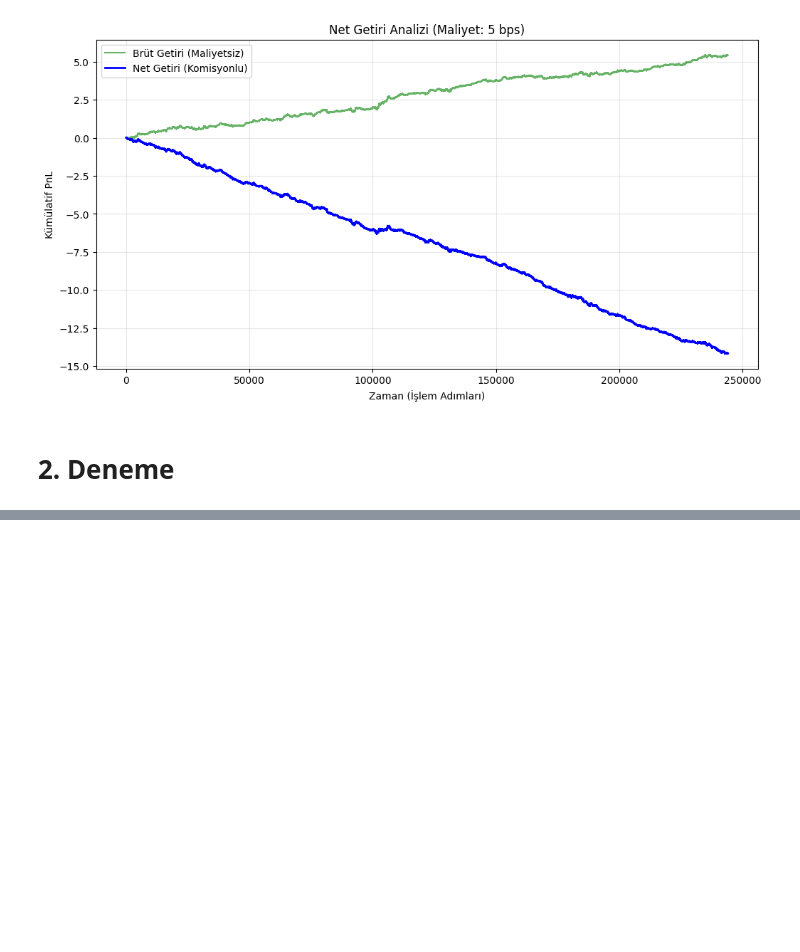
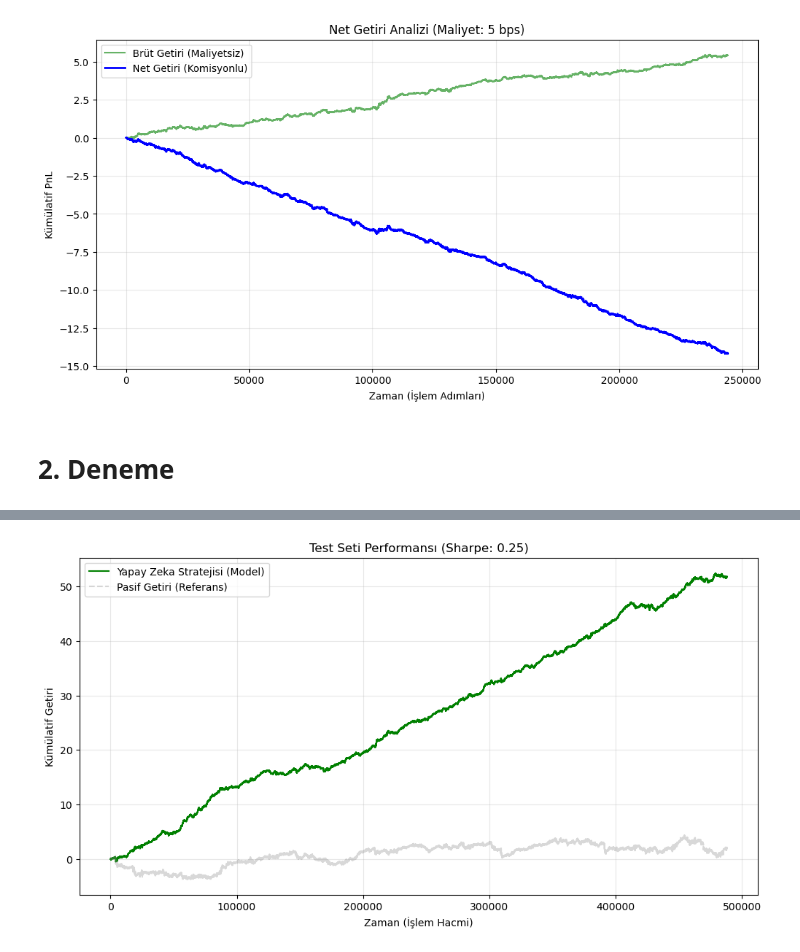
Before and after one commit to umutky/cs540_project, a Jupyter notebook: term_project.ipynb, the cells around one changed output, grey strips where cells are left out. Drawn from its saved outputs; the diff is of its cells as text; code cells hidden in the pictures; blank space fills up the shorter version.

```diff
--- a/term_project.ipynb
+++ b/term_project.ipynb
@@ -1065,0 +1535,80 @@ KeyboardInterrupt:
+# %%
+from torch.utils.data import TensorDataset, DataLoader
+
+# Bellek temizliği (önceki hatadan kalanları siler)
+if torch.backends.mps.is_available():
+    torch.mps.empty_cache()
+
+def backtest_model_batched(model, X_test, y_test, batch_size=4096):
+    """
+    Test setini batch'ler halinde işleyerek bellek hatasını önleyen backtest fonksiyonu.
+    """
+    model.eval() # Değerlendirme modu
+
+    # Test için DataLoader oluştur (Veriyi parçalamak için)
+    test_dataset = TensorDataset(X_test, y_test)
+    test_loader = DataLoader(test_dataset, batch_size=batch_size, shuffle=False)
+
+    all_predictions = []
+    all_targets = []
+
+    print(f"Backtest ({len(X_test)} örnek işlenecek)")
+
+    with torch.no_grad(): # Gradyan takibi yok (Hız ve Bellek için şart)
+        for batch_X, batch_y in test_loader:
+            # Veriyi Cihaza Gönder
+            batch_X = batch_X.to(device)
+
+            # Tahmin
+            preds = model(batch_X)
+
+            # Sonuçları CPU'ya alıp listeye ekle
+            all_predictions.append(preds.cpu().numpy().flatten())
+            all_targets.append(batch_y.numpy().flatten())
+
+    # Parçaları Tek Bir Dizide Birleştir
+    predicted_weights = np.concatenate(all_predictions)
+    actual_returns = np.concatenate(all_targets)
+
+    # PERFORMANS HESAPLAMA
+
+    # Strateji Getirisi = Ağırlık * Gerçek Getiri
+    strategy_returns = predicted_weights * actual_returns
+
+    # Kümülatif Getiriler
+    cumulative_strategy = np.cumsum(strategy_returns)
+    cumulative_market = np.cumsum(actual_returns)
+
+    # İstatistikler
+    daily_mean = np.mean(strategy_returns)
+    daily_std = np.std(strategy_returns)
+    # Sıfıra bölme hatasını önle
+    if daily_std == 0:
+        annual_sharpe = 0
+    else:
+        annual_sharpe = (daily_mean / daily_std) * np.sqrt(252)
+
+    total_return = cumulative_strategy[-1]
+
+    print(f"\n--- BACKTEST SONUÇLARI (TEST SETİ) ---")
+    print(f"Toplam İşlenen Gün x Hisse: {len(actual_returns)}")
+    print(f"Yıllıklandırılmış Sharpe Oranı: {annual_sharpe:.4f}")
+    print(f"Toplam Kümülatif Getiri (Residual PnL): {total_return:.4f}")
+    print(f"Ortalama Pozisyon Büyüklüğü (Mutlak): {np.mean(np.abs(predicted_weights)):.4f}")
+
+    # Grafik Çizimi
+    plt.figure(figsize=(12, 6))
+    plt.plot(cumulative_strategy, label='Yapay Zeka Stratejisi (Model)', color='green', linewidth=1.5)
+    plt.plot(cumulative_market, label='Pasif Getiri (Referans)', color='gray', alpha=0.3, linestyle='--')
+    plt.title(f'Test Seti Performansı (Sharpe: {annual_sharpe:.2f})')
+    plt.xlabel('Zaman (İşlem Hacmi)')
+    plt.ylabel('Kümülatif Getiri')
+    plt.legend()
+    plt.grid(True, alpha=0.3)
+    plt.show()
+
+    return strategy_returns
+
+# ÇALIŞTIR
+strategy_pnl = backtest_model_batched(model, X_test, y_test, batch_size=4096)
+# %% [output]
@@ -1065,0 +1622 @@ KeyboardInterrupt:
+[figure, added]
```
Also changed, not shown: parts of 29 cells of this notebook, 5 other files.
